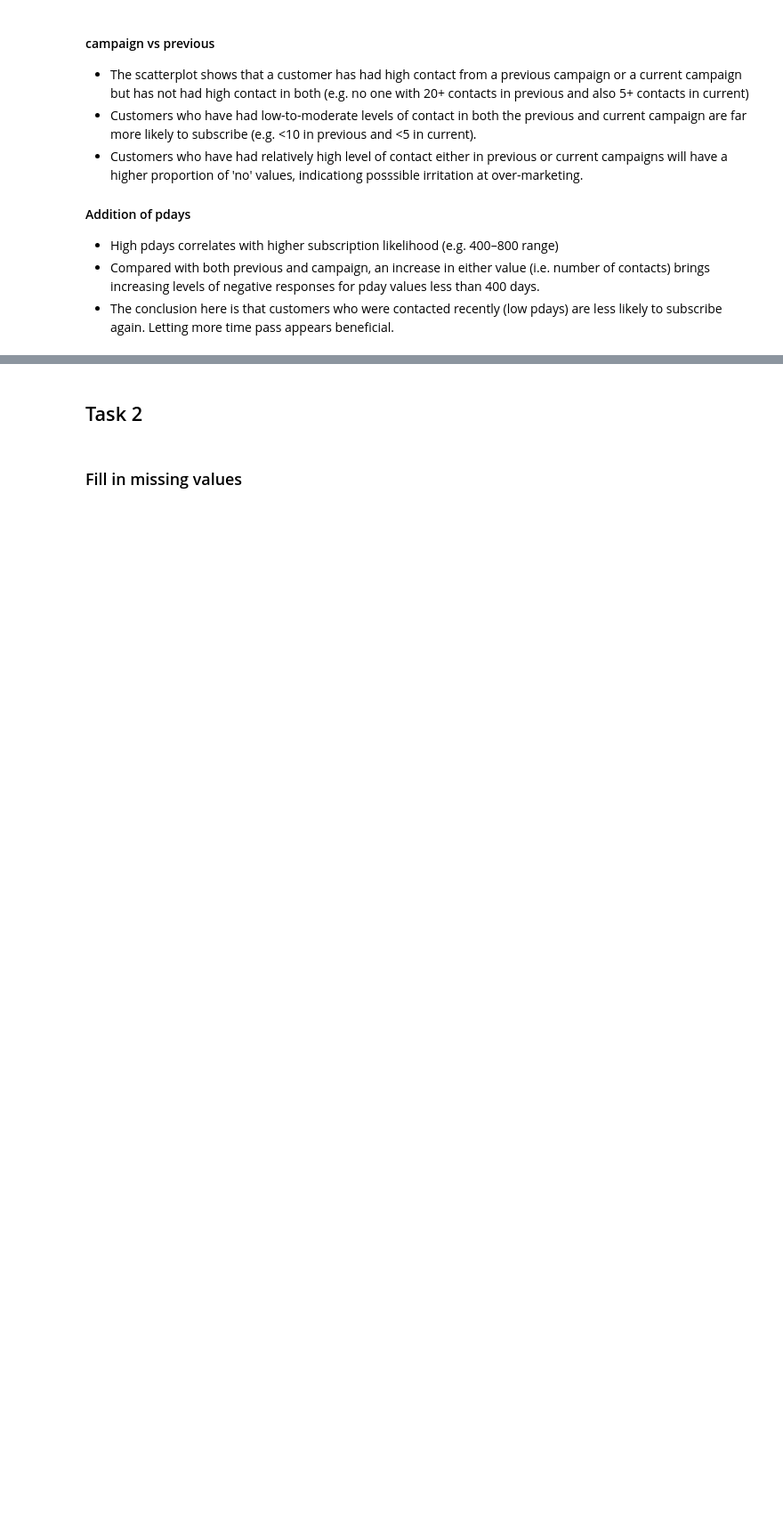
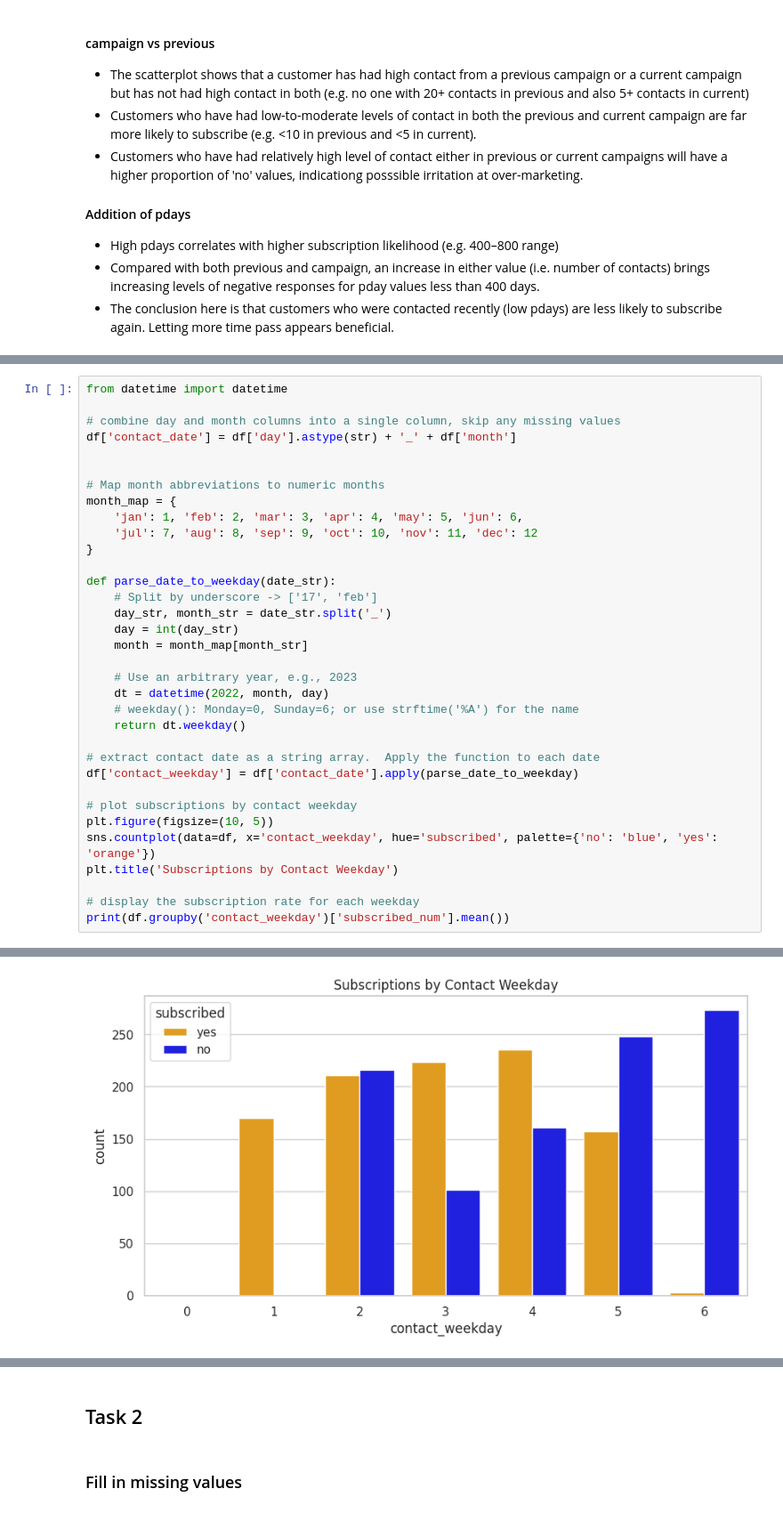
Before and after one commit to stevieboyle/etivity-1, a Jupyter notebook: etivity1.ipynb, the cells around one changed output, grey strips where cells are left out. Shown at 89% size. Saved outputs shown, nothing was run; the diff lists cells and outputs as text; blank space fills up the shorter version.

```diff
--- a/etivity1.ipynb
+++ b/etivity1.ipynb
@@ -409,0 +428,35 @@ plt.show()
+# %%
+from datetime import datetime
+
+# combine day and month columns into a single column, skip any missing values
+df['contact_date'] = df['day'].astype(str) + '_' + df['month']
+
+
+# Map month abbreviations to numeric months
+month_map = {
+    'jan': 1, 'feb': 2, 'mar': 3, 'apr': 4, 'may': 5, 'jun': 6,
+    'jul': 7, 'aug': 8, 'sep': 9, 'oct': 10, 'nov': 11, 'dec': 12
+}
+
+def parse_date_to_weekday(date_str):
+    # Split by underscore -> ['17', 'feb']
+    day_str, month_str = date_str.split('_')
+    day = int(day_str)
+    month = month_map[month_str]
+
+    # Use an arbitrary year, e.g., 2023
+    dt = datetime(2022, month, day)
+    # weekday(): Monday=0, Sunday=6; or use strftime('%A') for the name
+    return dt.weekday()
+
+# extract contact date as a string array.  Apply the function to each date
+df['contact_weekday'] = df['contact_date'].apply(parse_date_to_weekday)
+
+# plot subscriptions by contact weekday
+plt.figure(figsize=(10, 5))
+sns.countplot(data=df, x='contact_weekday', hue='subscribed', palette={'no': 'blue', 'yes': 'orange'})
+plt.title('Subscriptions by Contact Weekday')
+
+# display the subscription rate for each weekday
+print(df.groupby('contact_weekday')['subscribed_num'].mean())
+# %% [output]
@@ -409,0 +472 @@ plt.show()
+[figure, added]
```
Also changed, not shown: parts of 20 cells of this notebook, 2 other files.
